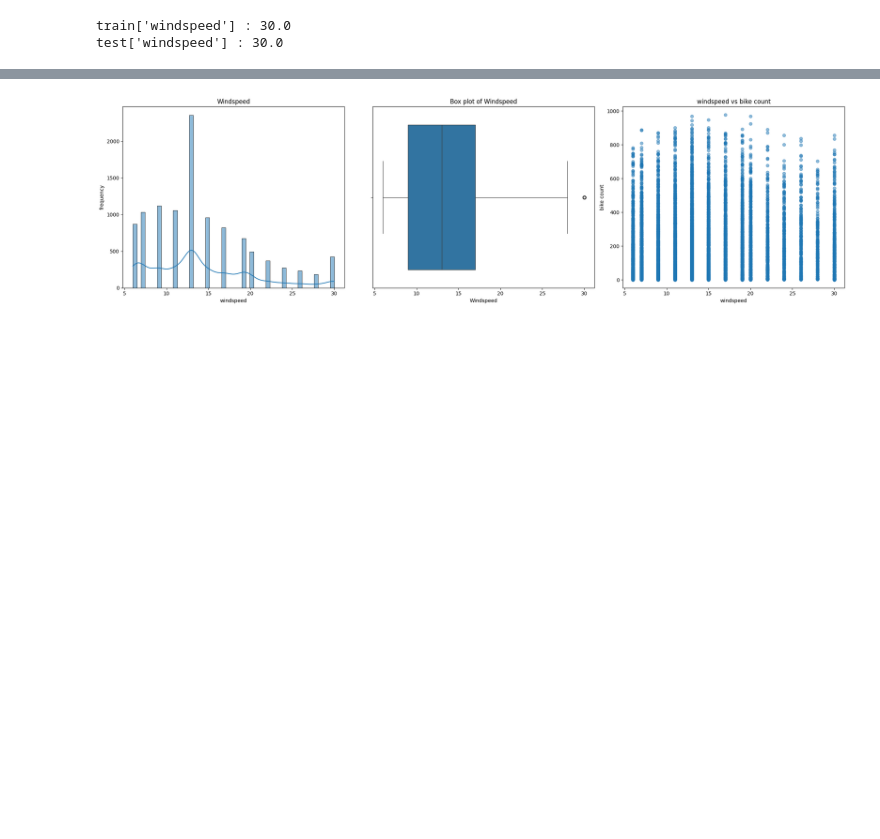
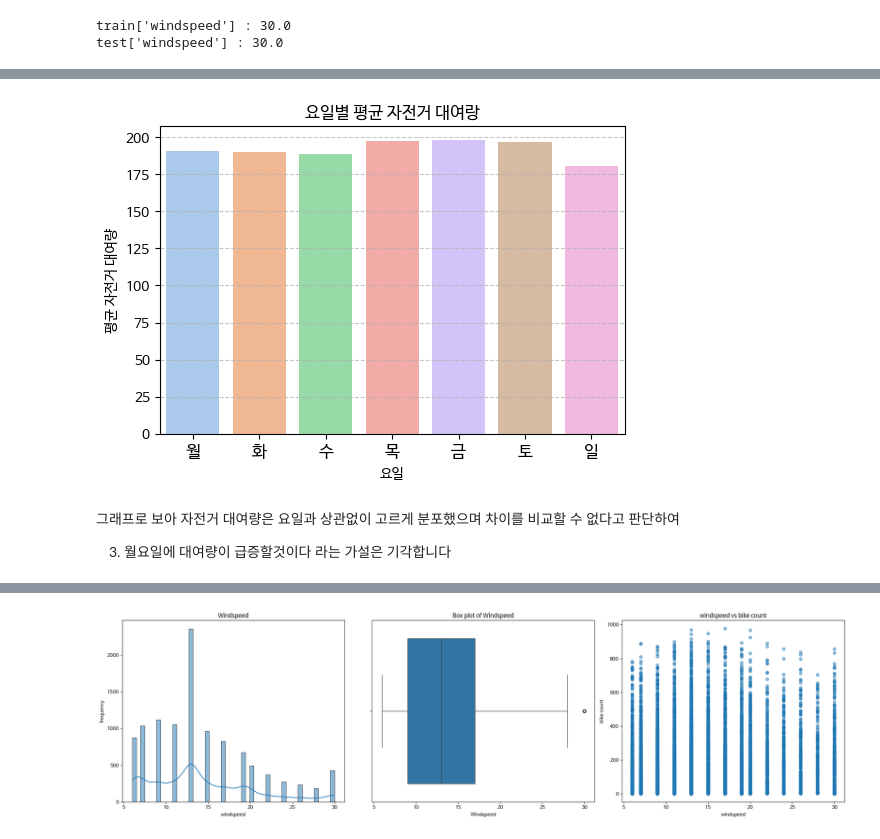
Before and after one commit to forexms78/AI-05-, a Jupyter notebook: 미션3_2팀_박병호.ipynb, the cells around one changed output, grey strips where cells are left out. Cells and saved outputs as stored; diff of their text form; code cells hidden in the pictures; blank space fills up the shorter version.

```diff
--- a/미션3_2팀_박병호.ipynb
+++ b/미션3_2팀_박병호.ipynb
@@ -227,3 +335,32 @@ test['windspeed'] : 30.0
+# %%
+# 월요일에 자전거 대여량이 급증할 것이다
+
+import matplotlib.pyplot as plt
+import seaborn as sns
+
+weekday_count = train.groupby('weekday')['count'].mean().reset_index()
+
+weekday_labels = ['월','화','수','목','금','토','일']
+
+plt.figure(figsize=(6,4))
+
+sns.barplot(x='weekday', y='count', data=weekday_count, palette='pastel')
+
+plt.xticks(ticks=range(7), labels=weekday_labels, fontsize=12)
+
+plt.title('요일별 평균 자전거 대여랑')
+plt.xlabel('요일')
+plt.ylabel('평균 자전거 대여량')
+plt.grid(axis='y', linestyle='--', alpha=0.7)
+plt.show()
+# %% [output]
+[figure, added]
+# %% [markdown]
+그래프로 보아 자전거 대여량은 요일과 상관없이 고르게 분포했으며 차이를 비교할 수 없다고 판단하여
+
+
+
+3. 월요일에 대여량이 급증할것이다 라는 가설은 기각합니다
 # %%
 # 타켓 변수를 log로 변환하기
 # 치우친 그래프의 타겟변수를 처리할때 가장 좋은것 1. 로그화(너무 큰값이있을때) 2. 박스콕스(분포도가 뒤죽박죽) 3. 제곱근 변환 (약한 로그화)
```
Also changed, not shown: parts of 22 cells of this notebook.
